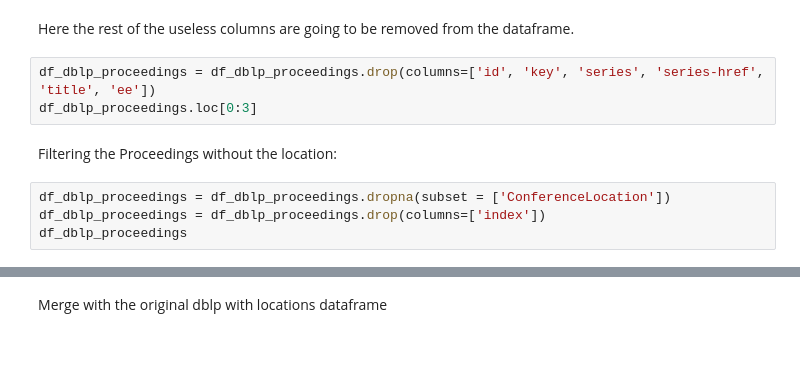
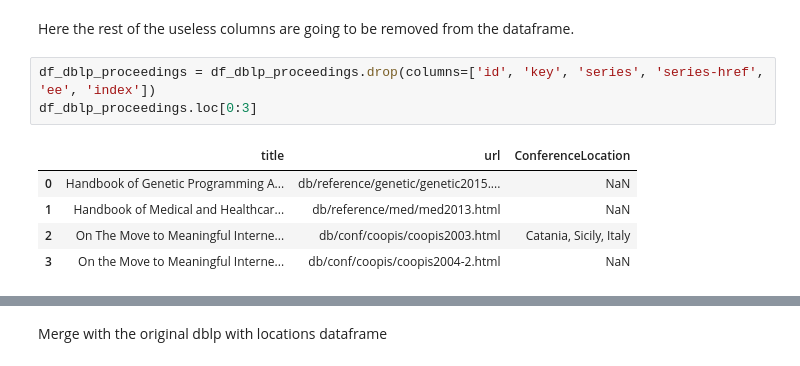
Before and after one commit to MarcoTerzulli/conftur_terzulli, a Jupyter notebook: 2 - Conference Location Fix/1 - dblp_add_locations_from_raw_dblp_dump.ipynb, the cells around one changed output, grey strips where cells are left out. Cells and saved outputs as stored; diff of their text form.

```diff
--- a/2 - Conference Location Fix/1 - dblp_add_locations_from_raw_dblp_dump.ipynb
+++ b/2 - Conference Location Fix/1 - dblp_add_locations_from_raw_dblp_dump.ipynb
@@ -135,11 +154,11 @@ print(f"{n_missing} missing paper's conference locations")
 # %% [markdown]
 Here the rest of the useless columns are going to be removed from the dataframe.
 # %%
-df_dblp_proceedings = df_dblp_proceedings.drop(columns=['id', 'key', 'series', 'series-href', 'title', 'ee'])
+df_dblp_proceedings = df_dblp_proceedings.drop(columns=['id', 'key', 'series', 'series-href', 'ee', 'index'])
 df_dblp_proceedings.loc[0:3]
+# %% [output]
+|  | title | url | ConferenceLocation |
+| 0 | Handbook of Genetic Programming A... | db/reference/genetic/genetic2015.... | NaN |
+| 1 | Handbook of Medical and Healthcar... | db/reference/med/med2013.html | NaN |
+| 2 | On The Move to Meaningful Interne... | db/conf/coopis/coopis2003.html | Catania, Sicily, Italy |
+| 3 | On the Move to Meaningful Interne... | db/conf/coopis/coopis2004-2.html | NaN |
-# %% [markdown]
-Filtering the Proceedings without the location:
-# %%
-df_dblp_proceedings = df_dblp_proceedings.dropna(subset = ['ConferenceLocation'])
-df_dblp_proceedings = df_dblp_proceedings.drop(columns=['index'])
-df_dblp_proceedings
```
Also changed, not shown: parts of 14 cells of this notebook, 1 other file.
